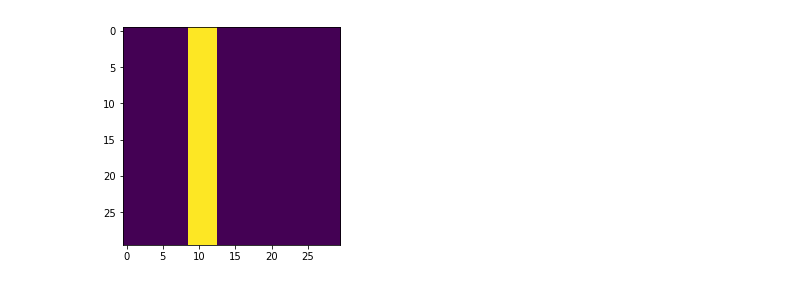
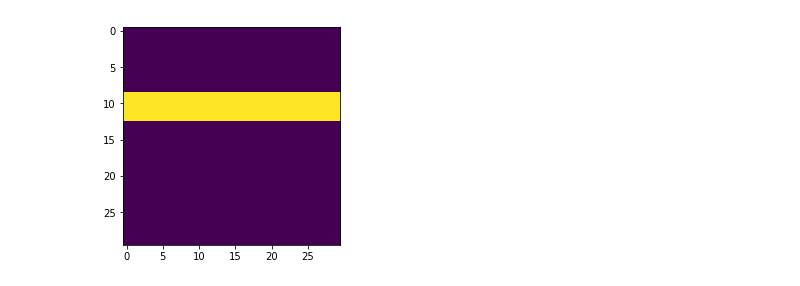
Before and after one commit to MargaretDuff/Industrial-Maths, a Jupyter notebook: HIFU/HIFU crank nicholson 13-12-2018.ipynb, the cells around one changed output. Saved outputs shown, nothing was run; the diff lists cells and outputs as text; code cells hidden in the pictures.

```diff
--- a/HIFU/HIFU crank nicholson 13-12-2018.ipynb
+++ b/HIFU/HIFU crank nicholson 13-12-2018.ipynb
@@ -226,11 +226,11 @@ class CNmethod:
 # %%
 M=30
 structure=np.zeros((M,M))
-structure[:,int(0.3*M):int(0.45*M)]=structure[:,int(0.3*M):int(0.45*M)]+1
-#structure[int(0.3*M):int(0.45*M)]=structure[int(0.3*M):int(0.45*M)]+1
+#structure[:,int(0.3*M):int(0.45*M)]=structure[:,int(0.3*M):int(0.45*M)]+1
+structure[int(0.3*M):int(0.45*M)]=structure[int(0.3*M):int(0.45*M)]+1
 plt.imshow(structure)
 plt.show()
 # %% [output]
-[figure, old version]
+[figure, new version]
 # %%
 def main():
```
Also changed, not shown: parts of 2 cells of this notebook, 1 other file.
